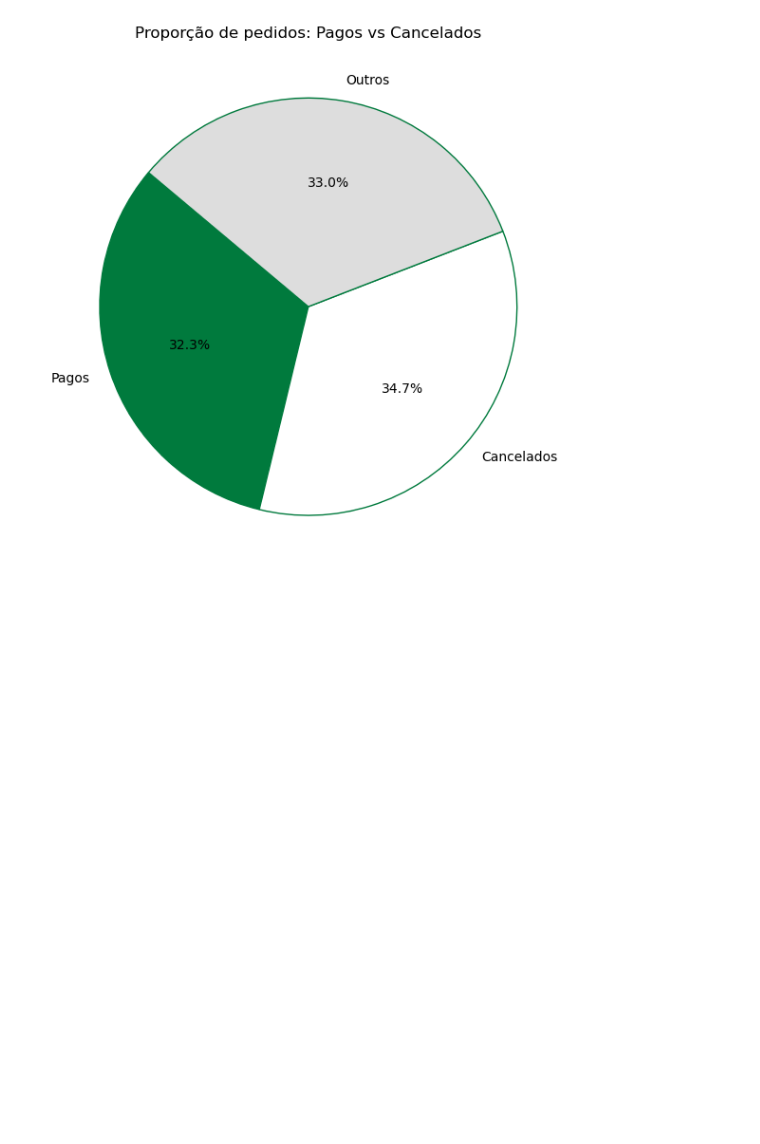
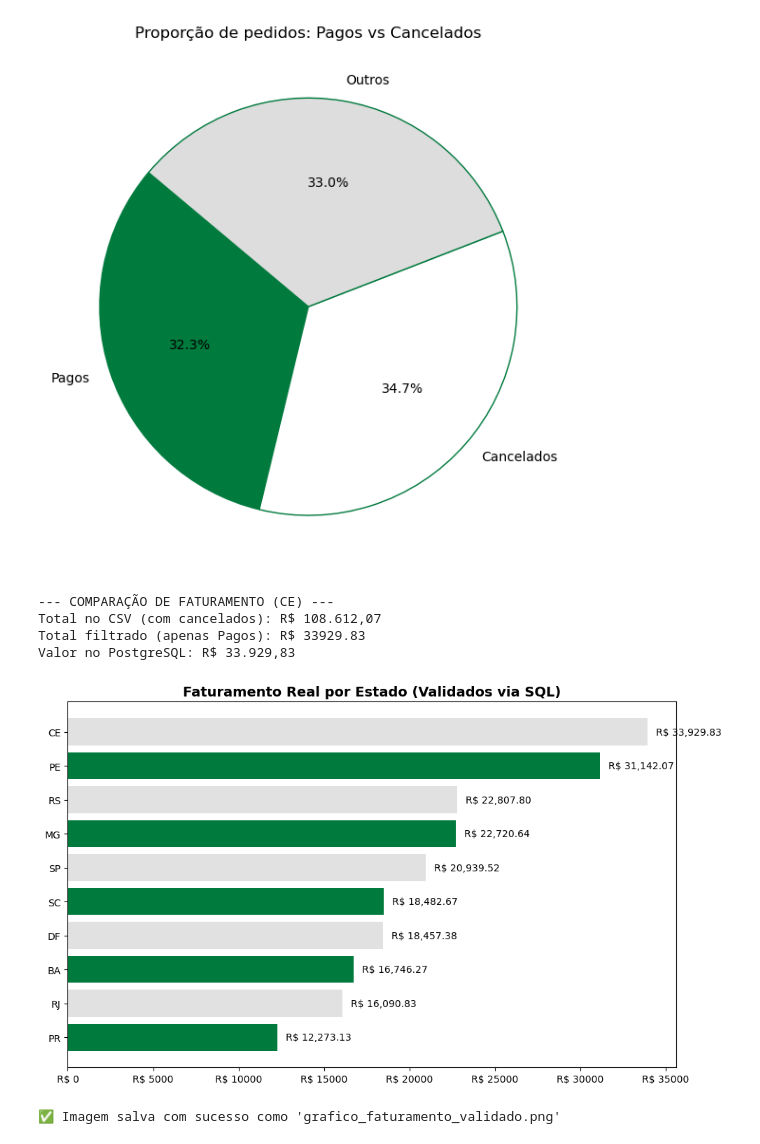
Before and after one commit to Halina23/PostgreSQL, a Jupyter notebook: tratamento_dados.ipynb, the cells around one changed output. Cells and saved outputs as stored; diff of their text form; code cells hidden in the pictures; blank space fills up the shorter version.

```diff
--- a/tratamento_dados.ipynb
+++ b/tratamento_dados.ipynb
@@ -9,7 +7,7 @@ try:
 except ImportError:
     raise ImportError("Pandas não encontrado. Instale com: pip install pandas")
 
-file = Path("Relatório de Compras.excel.csv")
+file = Path("Relatório de Compras.excel.csv.csv")
 if not file.exists():
     raise FileNotFoundError(f"Arquivo não encontrado: {file.resolve()}")
 
@@ -266,5 +225,6 @@ plt.show()
 # %%
-df = pd.read_csv(Path("Relatório de Compras.excel.csv"), sep=';', engine='python', encoding='latin1')
+# Caminho corrigido com a pasta 'Portfólio' e a extensão duplicada '.csv.csv'
+df = pd.read_csv(r"C:\Portfólio\PostgreSQL\Relatório de Compras.excel.csv.csv", sep=';', encoding='latin1')
 # %%
 # Gráfico de pizza: proporção de pedidos pagos x cancelados
 import pandas as pd
@@ -348,3 +308,53 @@ plt.tight_layout()
 plt.show()
 # %% [output]
 [figure]
+# %%
+# Verificando se o DataFrame 'df' existe antes de filtrar
+if 'df' in globals():
+    # FILTRO: Selecionando apenas pedidos com status 'Pago'
+    df_pagos = df[df['status'] == 'Pago']
+
+    # Agrupando faturamento apenas dos confirmados
+    faturamento_confirmado = df_pagos.groupby('estado')['valor_pago'].sum().sort_values(ascending=False)
+
+    print("--- COMPARAÇÃO DE FATURAMENTO (CE) ---")
+    print(f"Total no CSV (com cancelados): R$ 108.612,07")
+    print(f"Total filtrado (apenas Pagos): R$ {faturamento_confirmado.get('CE', 0):.2f}")
+    print(f"Valor no PostgreSQL: R$ 33.929,83")
+else:
+    print("Erro: O DataFrame 'df' não foi encontrado. Por favor, rode a célula que carrega o CSV primeiro.")
+# %% [output]
+--- COMPARAÇÃO DE FATURAMENTO (CE) ---
+Total no CSV (com cancelados): R$ 108.612,07
+Total filtrado (apenas Pagos): R$ 33929.83
+Valor no PostgreSQL: R$ 33.929,83
+# %%
+import matplotlib.pyplot as plt
+import matplotlib.ticker as mtick
+
+# Filtrando apenas os pagos para bater com o SQL
+df_pagos = df[df['status'] == 'Pago']
+faturamento_real = df_pagos.groupby('estado')['valor_pago'].sum().sort_values(ascending=True)
+
+# Criando o gráfico
+plt.figure(figsize=(10, 6))
+colors = ['#007A3D' if i % 2 == 0 else '#E1E1E1' for i in range(len(faturamento_real))]
+bars = plt.barh(faturamento_real.index, faturamento_real.values, color=colors)
+
+plt.title('Faturamento Real por Estado (Validados via SQL)', fontsize=14, fontweight='bold')
+plt.gca().xaxis.set_major_formatter(mtick.FormatStrFormatter('R$ %.0f'))
+
+for bar in bars:
+    width = bar.get_width()
+    plt.text(width + 500, bar.get_y() + bar.get_height()/2, f'R$ {width:,.2f}', va='center')
+
+plt.tight_layout()
+
+# SALVANDO A IMAGEM
+plt.savefig('grafico_faturamento_validado.png', dpi=300)
+plt.show()
+
+print("✅ Imagem salva com sucesso como 'grafico_faturamento_validado.png'")
+# %% [output]
+[figure, added]
+✅ Imagem salva com sucesso como 'grafico_faturamento_validado.png'
```
Also changed, not shown: parts of 10 cells of this notebook.
